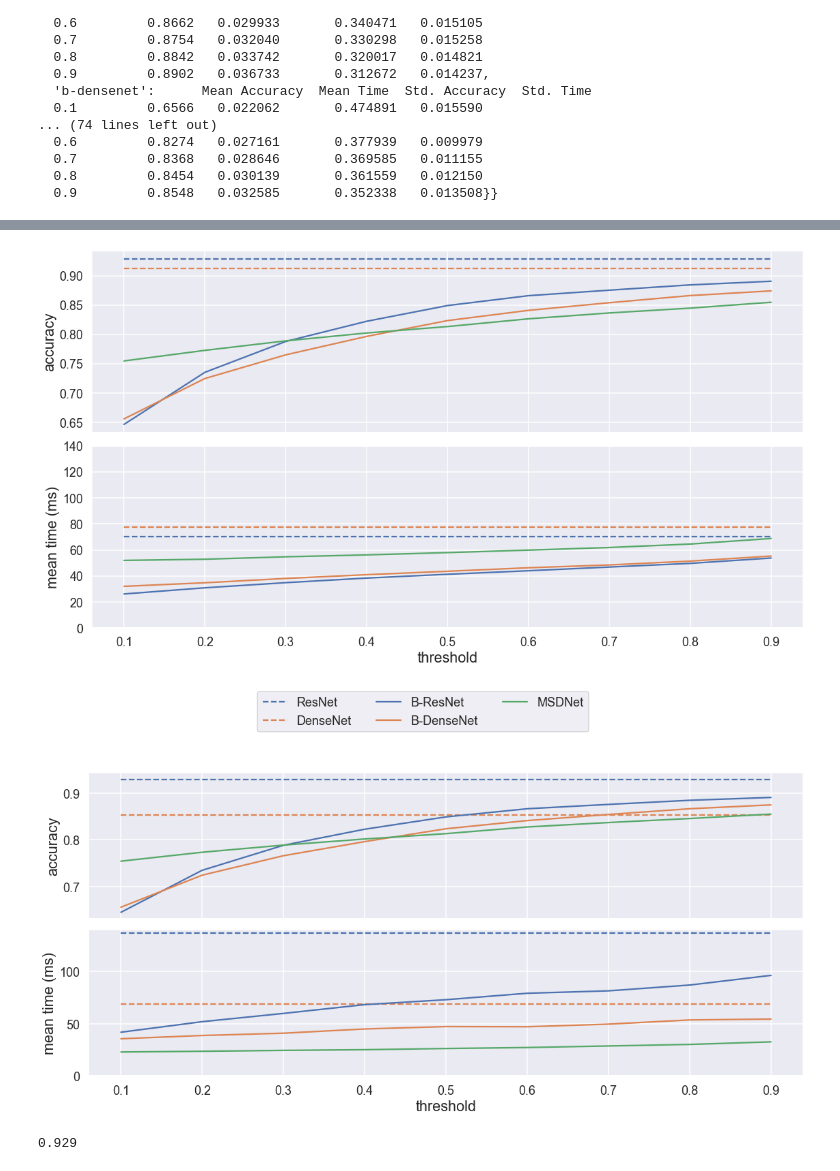
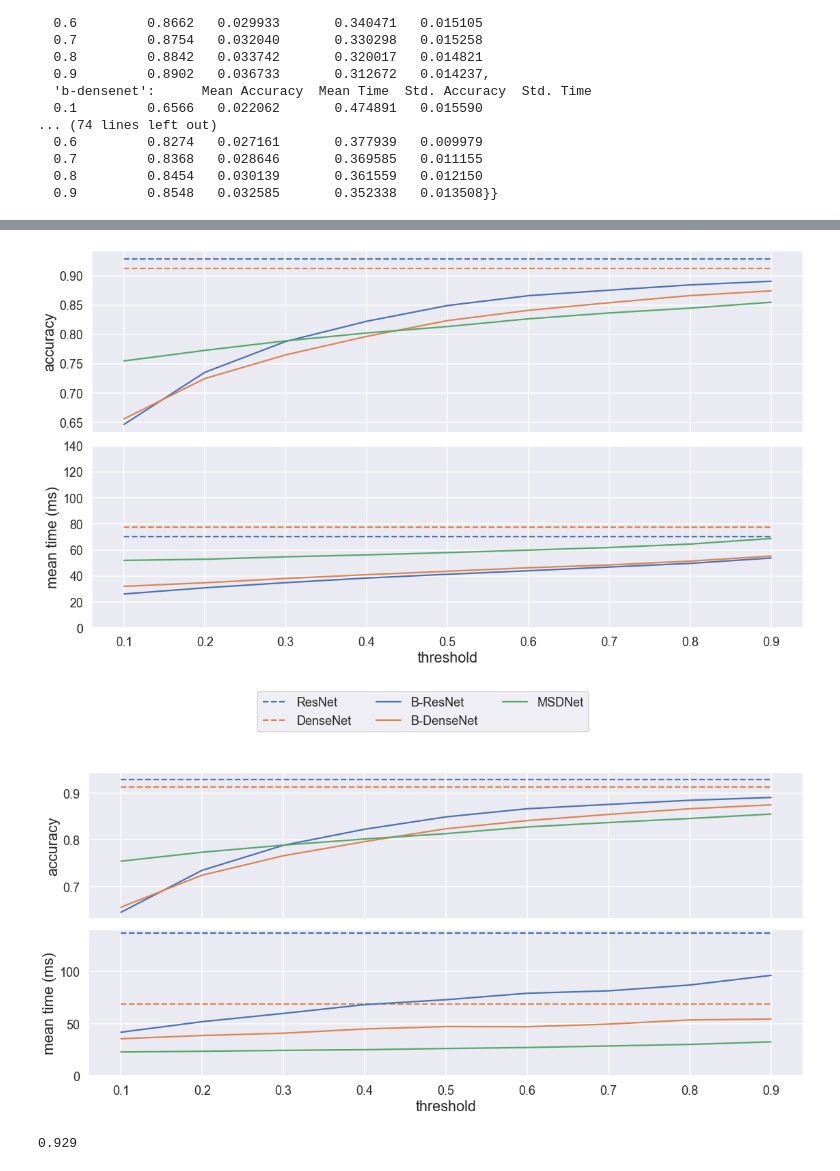
Before and after one commit to AlexKarlsen/thesis-src, a Jupyter notebook: DDNN/logging/threshold_test/threshold early exit/Inference analysis All.ipynb, the cells around one changed output, grey strips where cells are left out. Drawn from its saved outputs; the diff is of its cells as text; code cells hidden in the pictures.

```diff
--- a/DDNN/logging/threshold_test/threshold early exit/Inference analysis All.ipynb
+++ b/DDNN/logging/threshold_test/threshold early exit/Inference analysis All.ipynb
@@ -151,7 +151,7 @@ for platform in platforms:
     sns.lineplot(x=x, y=platforms[platform]['resnet'].correct.mean()*np.ones(9), ax=axes[0], color=current_palette[0])
     sns.lineplot(x=x, y=platforms[platform]['resnet'].time.mean()*np.ones(9)*1000, ax=axes[1], color=current_palette[0])
 
-    sns.lineplot(x=x, y=platforms[platform]['densenet'].correct.mean()*np.ones(9), ax=axes[0],  color=current_palette[1])
+    sns.lineplot(x=x, y=0.9124*np.ones(9), ax=axes[0],  color=current_palette[1])
     sns.lineplot(x=x, y=platforms[platform]['densenet'].time.mean()*np.ones(9)*1000, ax=axes[1],  color=current_palette[1])
 
     sns.lineplot(data=stats[platform]['b-resnet']['Mean Accuracy'], ax=axes[0], color=current_palette[0])
@@ -162,34 +162,34 @@ for platform in platforms:
 
     sns.lineplot(data=stats[platform]['msdnet']['Mean Accuracy'], ax=axes[0], color=current_palette[2])
     sns.lineplot(data=stats[platform]['msdnet']['Mean Time']*1000, ax=axes[1], color=current_palette[2])
 
     axes[0].set_ylabel('accuracy')
     axes[1].set_ylabel('mean time (ms)')
     plt.xlabel('threshold')
 
 
 
     axes[0].lines[0].set_linestyle("--")
 
     axes[1].lines[0].set_linestyle("--")
 
     axes[0].lines[1].set_linestyle("--")
 
     axes[1].lines[1].set_linestyle("--")
 
     axes[1].set_ylim([0,140])
 
     fig.tight_layout()
 
     plt.savefig(platform + '_inference.png')
 
 fig.subplots_adjust(top=0.80)
 legend = fig.legend(labels, ncol=3, loc="upper center", fontsize='medium')
 export_legend(legend, filename='inference_legend.png')
 # %% [output]
 [figure]
 [figure]
-[figure, old version]
+[figure, new version]
 # %%
 platforms['gpu']['resnet'].correct.mean()
 # %% [output]
```
Also changed, not shown: parts of 2 cells of this notebook, 50 other files.
